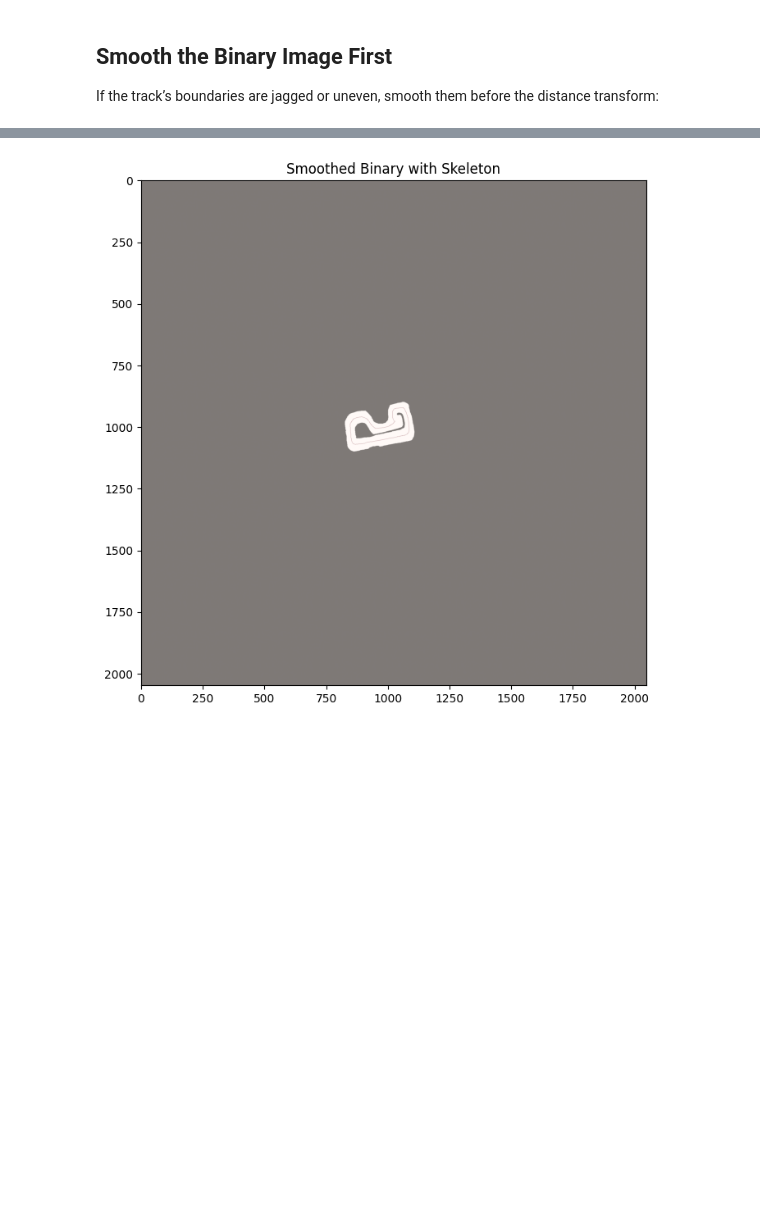
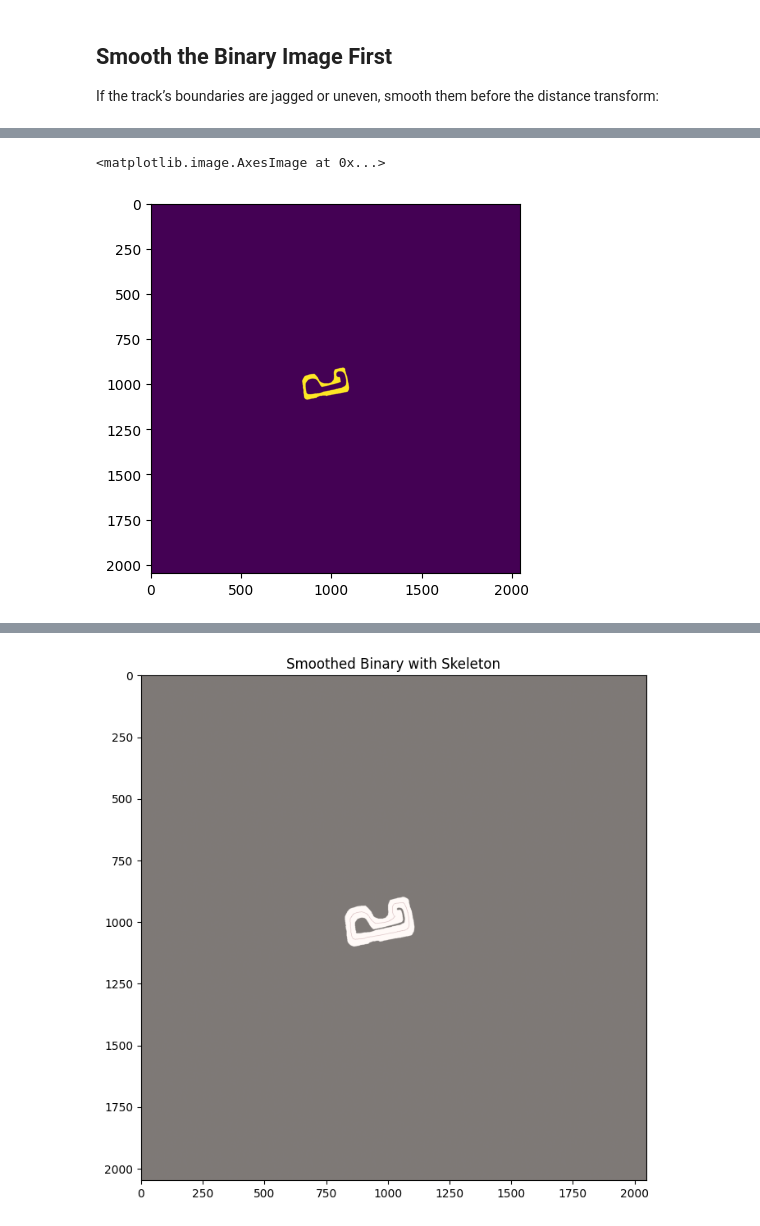
Before and after one commit to anjrew/race-lines-optimization, a Jupyter notebook: notebooks/track_coordinates.ipynb, the cells around one changed output, grey strips where cells are left out. Drawn from its saved outputs; the diff is of its cells as text; code cells hidden in the pictures; blank space fills up the shorter version.

Commit message:
Improve docs and add git ignore

```diff
--- a/notebooks/track_coordinates.ipynb
+++ b/notebooks/track_coordinates.ipynb
@@ -508,0 +221,10 @@ If the track’s boundaries are jagged or uneven, smooth them before the distanc
+# %%
+dist_transform = cv2.distanceTransform(binary_smoothed, cv2.DIST_L2, 5)
+max_dist = np.max(dist_transform[binary_smoothed > 0])
+thresh_value = max_dist * 0.4  # Middle ground
+_, skeleton = cv2.threshold(dist_transform, thresh_value, 255, cv2.THRESH_BINARY) # type: ignore
+skeleton = skeleton.astype(np.uint8)
+plt.imshow(skeleton)
+# %% [output]
+<matplotlib.image.AxesImage at 0x...>
+[figure, added]
```
Also changed, not shown: parts of 42 cells of this notebook, 2 other files.
